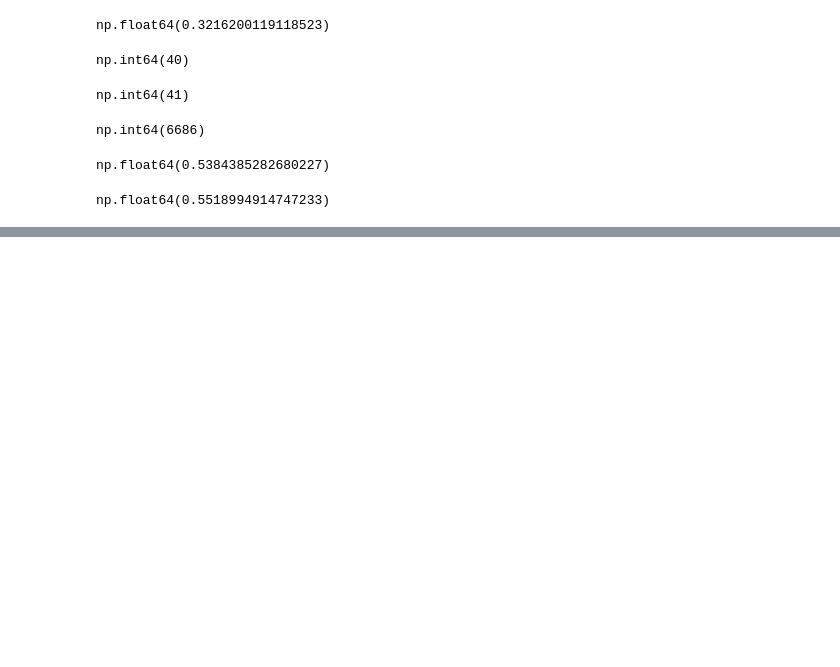
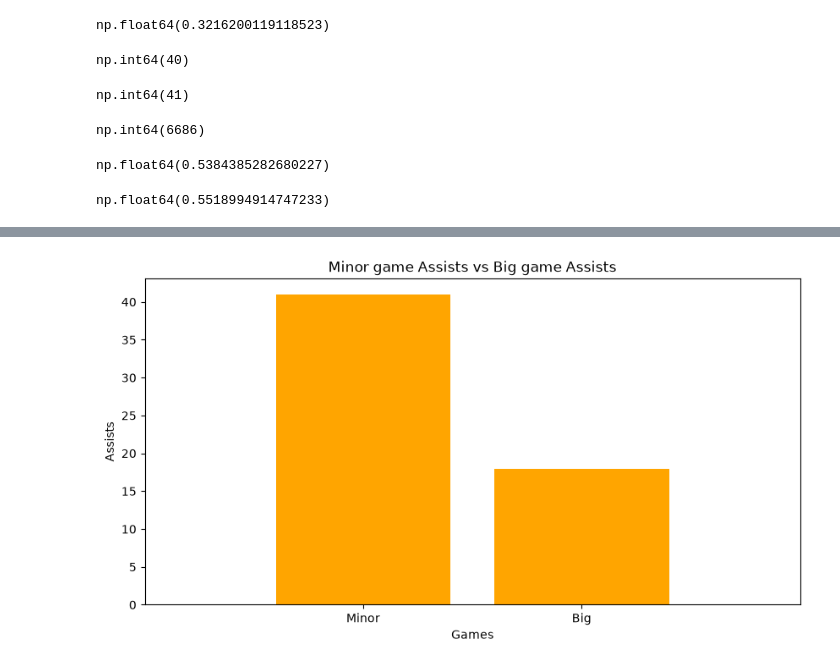
Before and after one commit to polanco04/DataScience, a Jupyter notebook: Practice/new/yamalPerformance/yamalAnalysis.ipynb, the cells around one changed output, grey strips where cells are left out. Cells and saved outputs as stored; diff of their text form; code cells hidden in the pictures; blank space fills up the shorter version.

```diff
--- a/Practice/new/yamalPerformance/yamalAnalysis.ipynb
+++ b/Practice/new/yamalPerformance/yamalAnalysis.ipynb
@@ -638,0 +684,10 @@ np.float64(0.5518994914747233)
+# %%
+fig, ax = plt.subplots(figsize=(10, 5))
+ax.bar(["Minor", "Big"], [mAssists, bAssists], color="orange")
+ax.set_title("Minor game Assists vs Big game Assists")
+ax.set_xlabel("Games")
+ax.set_ylabel("Assists")
+plt.xlim(-1,2)
+plt.show()
+# %% [output]
+[figure, added]
```
Also changed, not shown: parts of 43 cells of this notebook.
